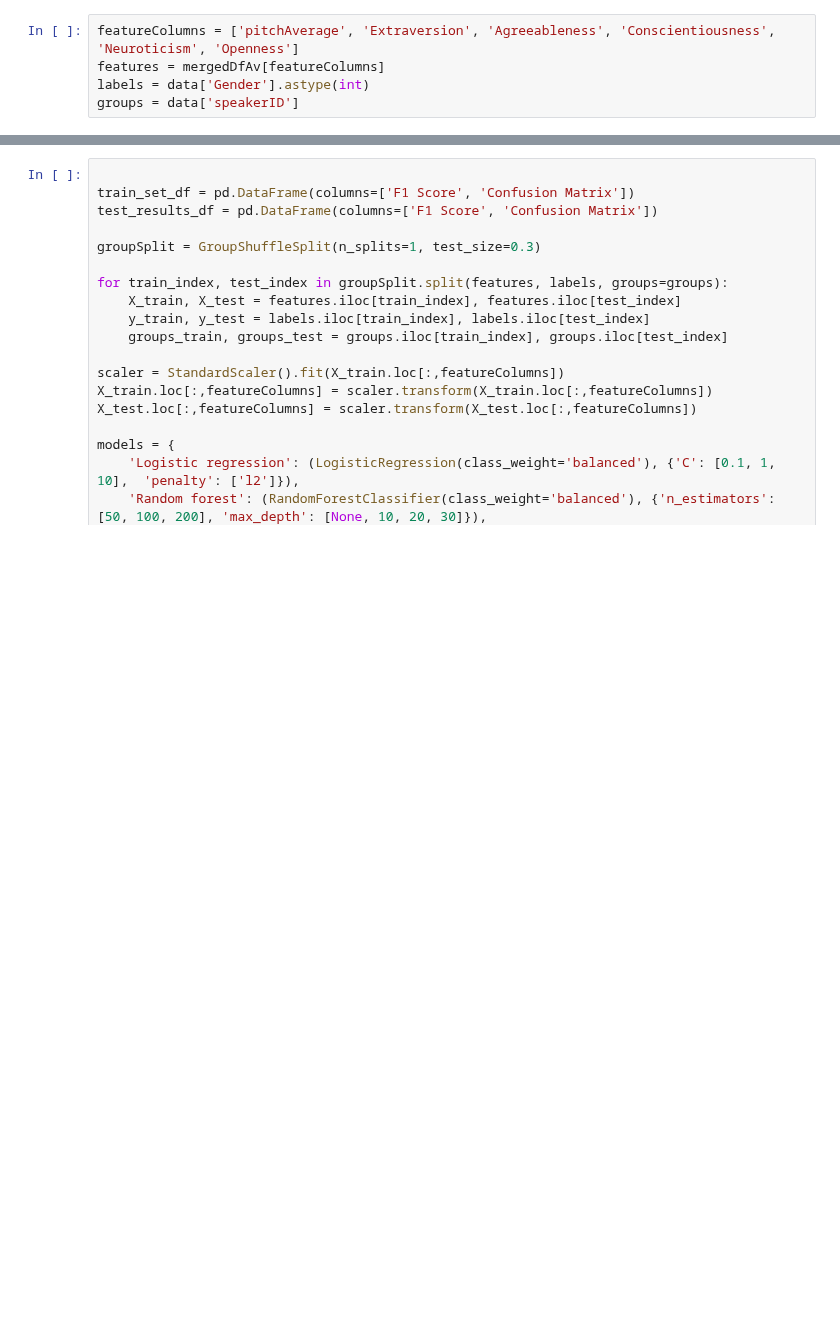
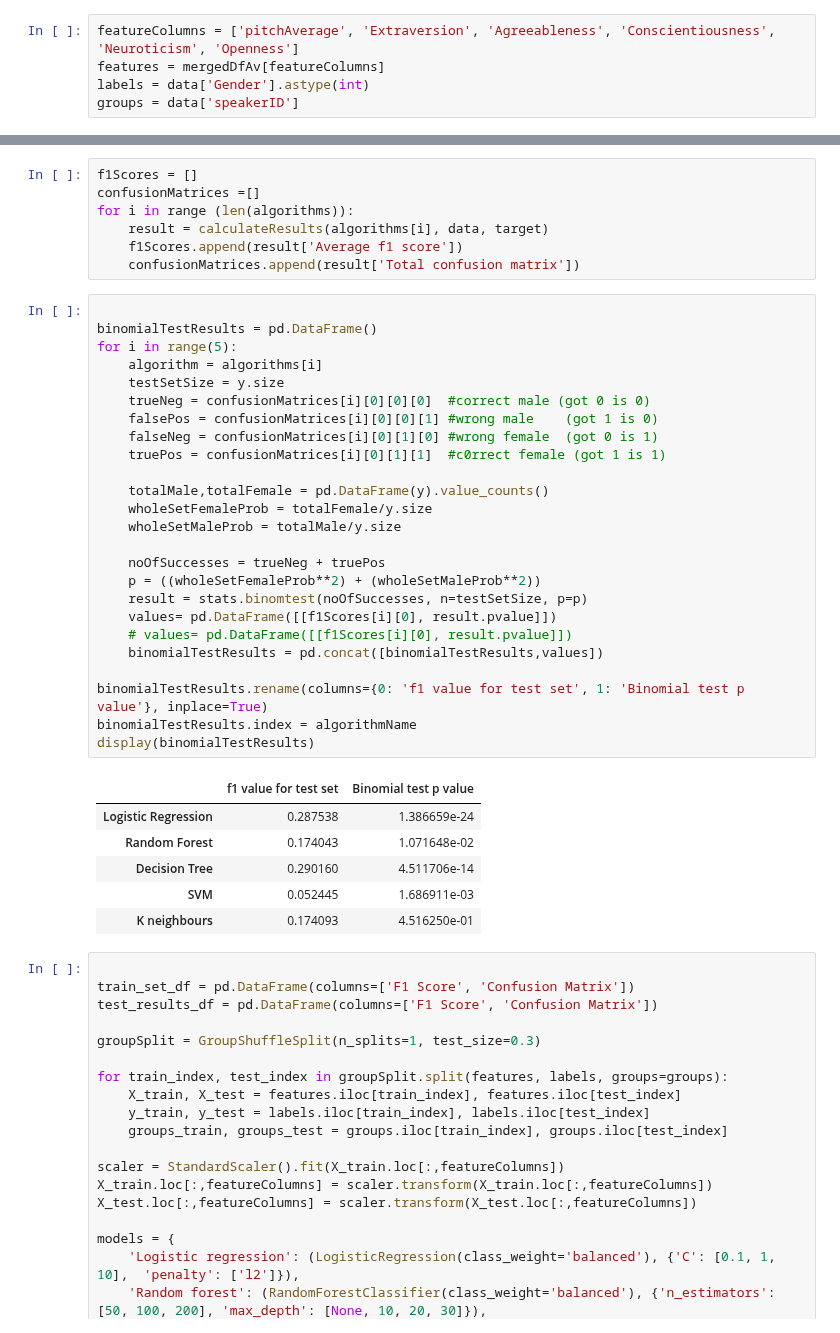
Before and after one commit to sophiak12/Individual_Project, a Jupyter notebook: src/modelAudio.ipynb, the cells around one changed output, grey strips where cells are left out. Cells and saved outputs as stored; diff of their text form; blank space fills up the shorter version.

```diff
--- a/src/modelAudio.ipynb
+++ b/src/modelAudio.ipynb
@@ -81,3 +138,42 @@ groups = data['speakerID']
+# %%
+f1Scores = []
+confusionMatrices =[]
+for i in range (len(algorithms)):
+    result = calculateResults(algorithms[i], data, target)
+    f1Scores.append(result['Average f1 score'])
+    confusionMatrices.append(result['Total confusion matrix'])
+# %%
+
+binomialTestResults = pd.DataFrame()
+for i in range(5):
+    algorithm = algorithms[i]
+    testSetSize = y.size
+    trueNeg = confusionMatrices[i][0][0][0]  #correct male (got 0 is 0)
+    falsePos = confusionMatrices[i][0][0][1] #wrong male    (got 1 is 0)
+    falseNeg = confusionMatrices[i][0][1][0] #wrong female  (got 0 is 1)
+    truePos = confusionMatrices[i][0][1][1]  #c0rrect female (got 1 is 1)
+
+    totalMale,totalFemale = pd.DataFrame(y).value_counts()
+    wholeSetFemaleProb = totalFemale/y.size
+    wholeSetMaleProb = totalMale/y.size
+
+    noOfSuccesses = trueNeg + truePos
+    p = ((wholeSetFemaleProb**2) + (wholeSetMaleProb**2))
+    result = stats.binomtest(noOfSuccesses, n=testSetSize, p=p)
+    values= pd.DataFrame([[f1Scores[i][0], result.pvalue]])
+    # values= pd.DataFrame([[f1Scores[i][0], result.pvalue]])
+    binomialTestResults = pd.concat([binomialTestResults,values])
+
+binomialTestResults.rename(columns={0: 'f1 value for test set', 1: 'Binomial test p value'}, inplace=True)
+binomialTestResults.index = algorithmName
+display(binomialTestResults)
+# %% [output]
+|  | f1 value for test set | Binomial test p value |
+| Logistic Regression | 0.287538 | 1.386659e-24 |
+| Random Forest | 0.174043 | 1.071648e-02 |
+| Decision Tree | 0.290160 | 4.511706e-14 |
+| SVM | 0.052445 | 1.686911e-03 |
+| K neighbours | 0.174093 | 4.516250e-01 |
 # %%
 
 train_set_df = pd.DataFrame(columns=['F1 Score', 'Confusion Matrix'])
```
Also changed, not shown: parts of 2 cells of this notebook, 1 other file.
